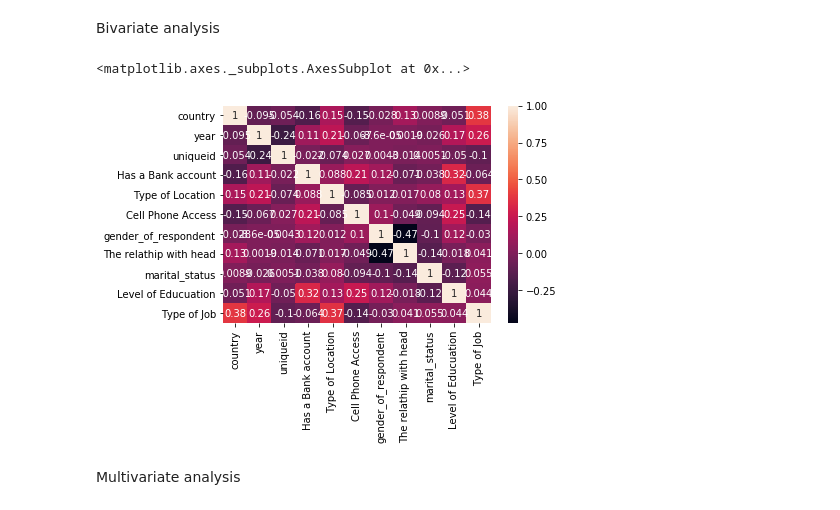
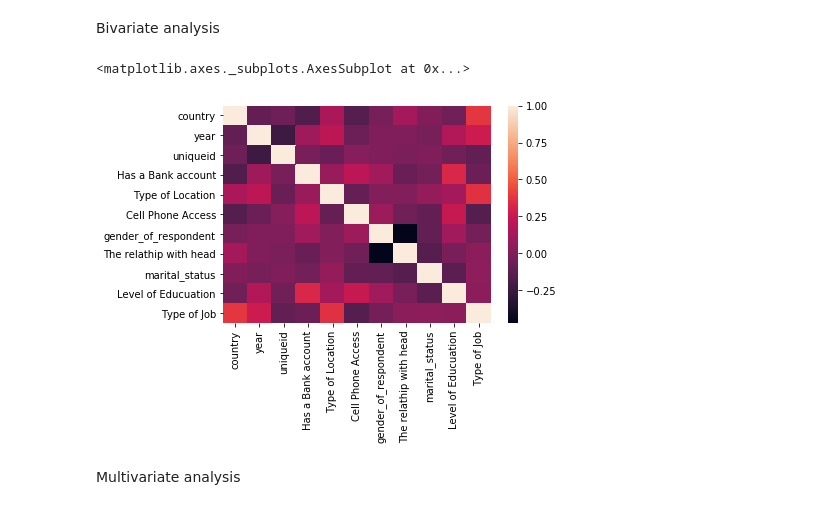
Before and after one commit to victoriousvictor42/banking, a Jupyter notebook: banking.ipynb, the cells around one changed output. Cells and saved outputs as stored; diff of their text form; code cells hidden in the pictures.

```diff
--- a/banking.ipynb
+++ b/banking.ipynb
@@ -516,12 +516,12 @@ df['Type of Job'] = label_encoder.fit_transform(df['Type of Job'])
 # %%
 corr =df.corr()
 sns.heatmap(corr,
             xticklabels= corr.columns.values,
             yticklabels = corr.columns.values,
-            annot = True)
+            )
 # %% [output]
 <matplotlib.axes._subplots.AxesSubplot at 0x...>
-[figure, old version]
+[figure, new version]
 # %% [markdown]
 Multivariate analysis
 # %% [markdown]
```
Also changed, not shown: parts of 11 cells of this notebook.
